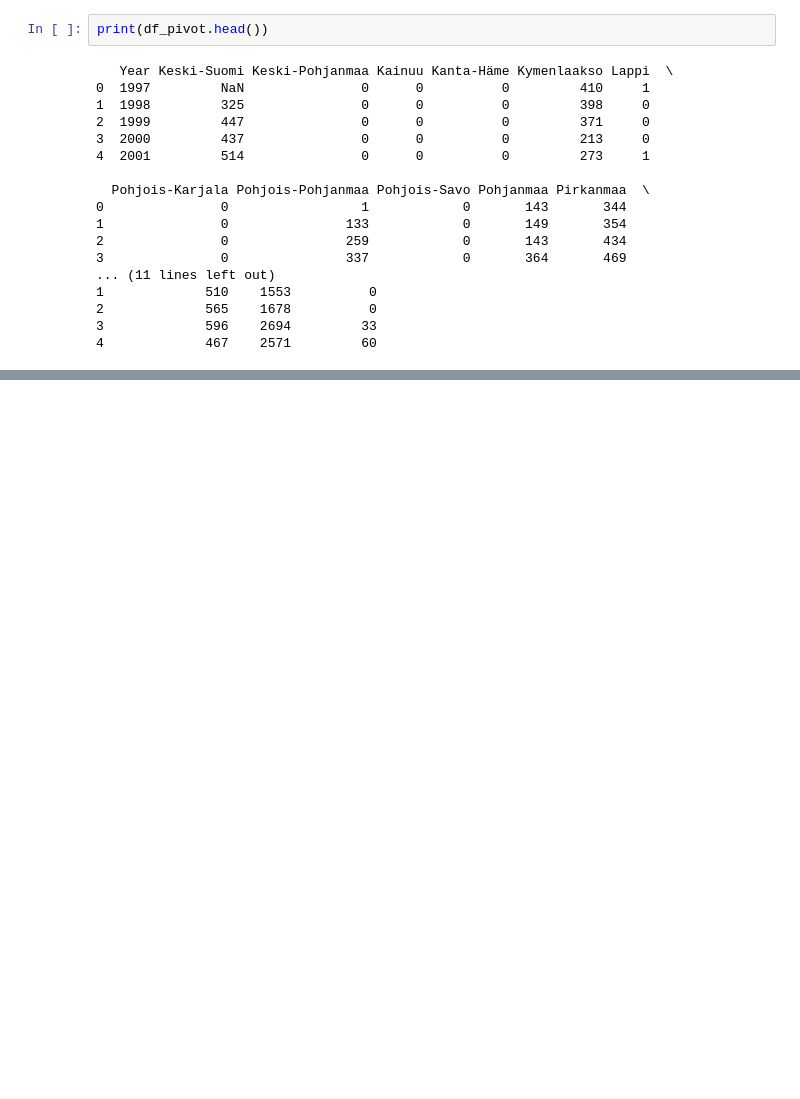
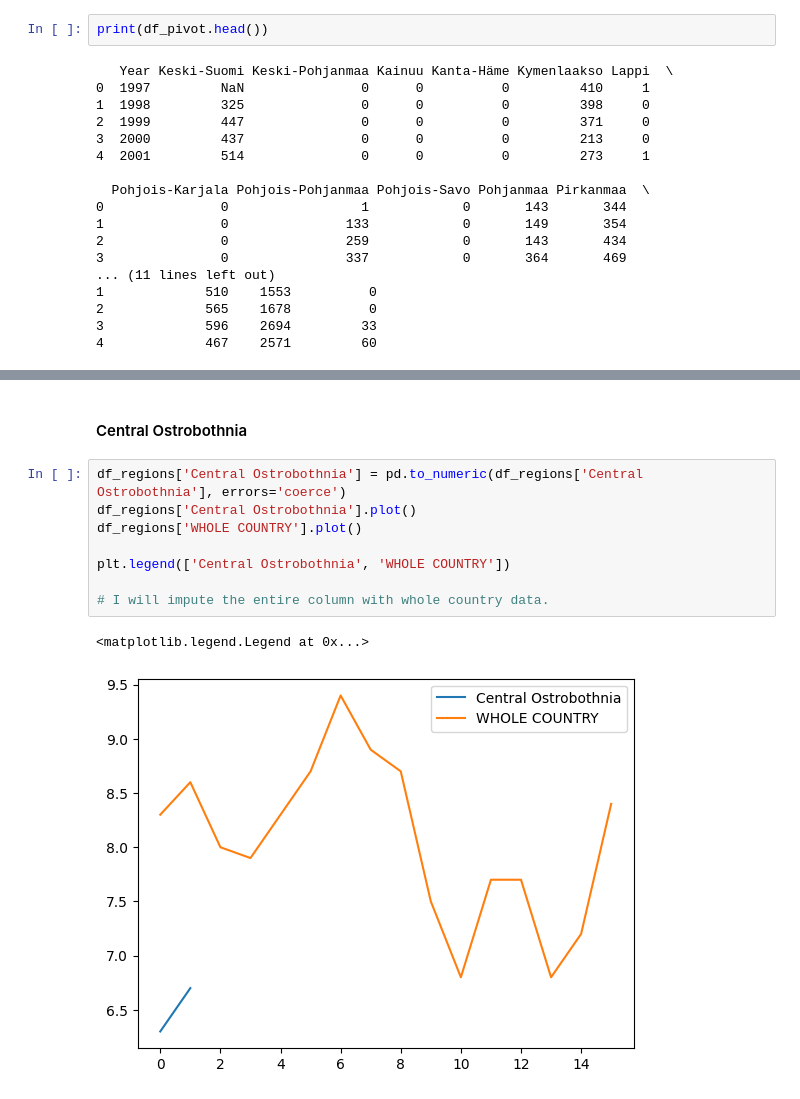
Before and after one commit to DilNuwan11/drug-usage-prediction, a Jupyter notebook: data/data_cleaning.ipynb, the cells around one changed output, grey strips where cells are left out. Saved outputs shown, nothing was run; the diff lists cells and outputs as text; blank space fills up the shorter version.

```diff
--- a/data/data_cleaning.ipynb
+++ b/data/data_cleaning.ipynb
@@ -415,0 +524,13 @@ print(df_pivot.head())
+# %% [markdown]
+#### Central Ostrobothnia
+# %%
+df_regions['Central Ostrobothnia'] = pd.to_numeric(df_regions['Central Ostrobothnia'], errors='coerce')
+df_regions['Central Ostrobothnia'].plot()
+df_regions['WHOLE COUNTRY'].plot()
+
+plt.legend(['Central Ostrobothnia', 'WHOLE COUNTRY'])
+
+# I will impute the entire column with whole country data.
+# %% [output]
+<matplotlib.legend.Legend at 0x...>
+[figure, added]
```
Also changed, not shown: parts of 22 cells of this notebook, 2 other files.
